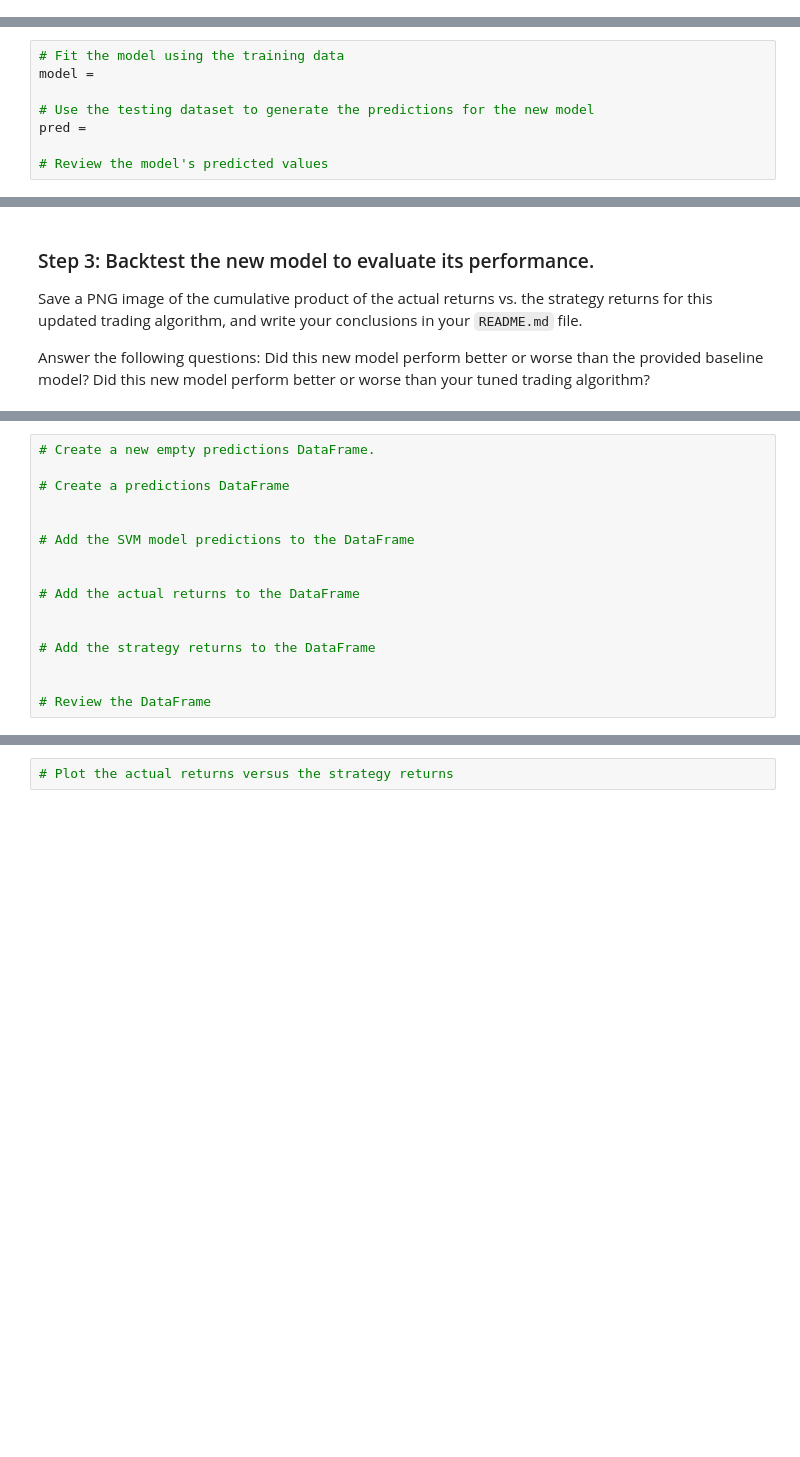
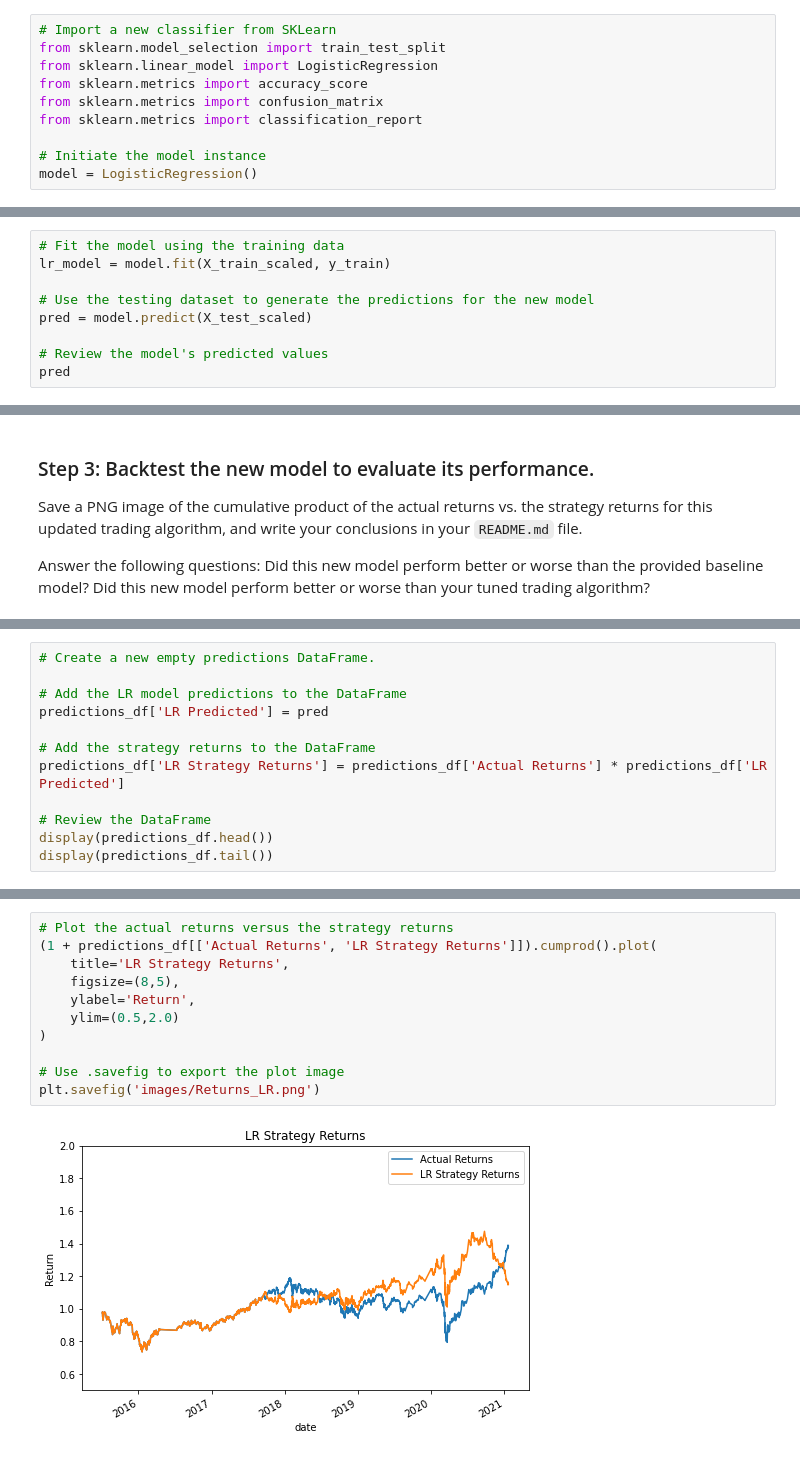
Before and after one commit to ZrowGz/uw-challenge-14, a Jupyter notebook: machine_learning_trading_bot.ipynb, the cells around one changed output, grey strips where cells are left out. Drawn from its saved outputs; the diff is of its cells as text; blank space fills up the shorter version.

```diff
--- a/machine_learning_trading_bot.ipynb
+++ b/machine_learning_trading_bot.ipynb
@@ -398,10 +435,21 @@ In this section, you’ll use the original parameters that the starter code prov
+# %%
+# Import a new classifier from SKLearn
+from sklearn.model_selection import train_test_split
+from sklearn.linear_model import LogisticRegression
+from sklearn.metrics import accuracy_score
+from sklearn.metrics import confusion_matrix
+from sklearn.metrics import classification_report
+
+# Initiate the model instance
+model = LogisticRegression()
 # %% [markdown]
 ### Step 2: Using the original training data as the baseline model, fit another model with the new classifier.
 # %%
 # Fit the model using the training data
-model =
+lr_model = model.fit(X_train_scaled, y_train)
 
 # Use the testing dataset to generate the predictions for the new model
-pred =
+pred = model.predict(X_test_scaled)
 
 # Review the model's predicted values
+pred
@@ -421,16 +483,12 @@ Did this new model perform better or worse than your tuned trading algorithm?
 # %%
 # Create a new empty predictions DataFrame.
 
-# Create a predictions DataFrame
-
-
-# Add the SVM model predictions to the DataFrame
-
-
-# Add the actual returns to the DataFrame
-
+# Add the LR model predictions to the DataFrame
+predictions_df['LR Predicted'] = pred
 
 # Add the strategy returns to the DataFrame
-
+predictions_df['LR Strategy Returns'] = predictions_df['Actual Returns'] * predictions_df['LR Predicted']
 
 # Review the DataFrame
+display(predictions_df.head())
+display(predictions_df.tail())
@@ -437,2 +510,13 @@ Did this new model perform better or worse than your tuned trading algorithm?
-# %%
-# Plot the actual returns versus the strategy returns
+# %%
+# Plot the actual returns versus the strategy returns
+(1 + predictions_df[['Actual Returns', 'LR Strategy Returns']]).cumprod().plot(
+    title='LR Strategy Returns',
+    figsize=(8,5),
+    ylabel='Return',
+    ylim=(0.5,2.0)
+)
+
+# Use .savefig to export the plot image
+plt.savefig('images/Returns_LR.png')
+# %% [output]
+[figure, added]
```
Also changed, not shown: parts of 12 cells of this notebook, 17 other files.
